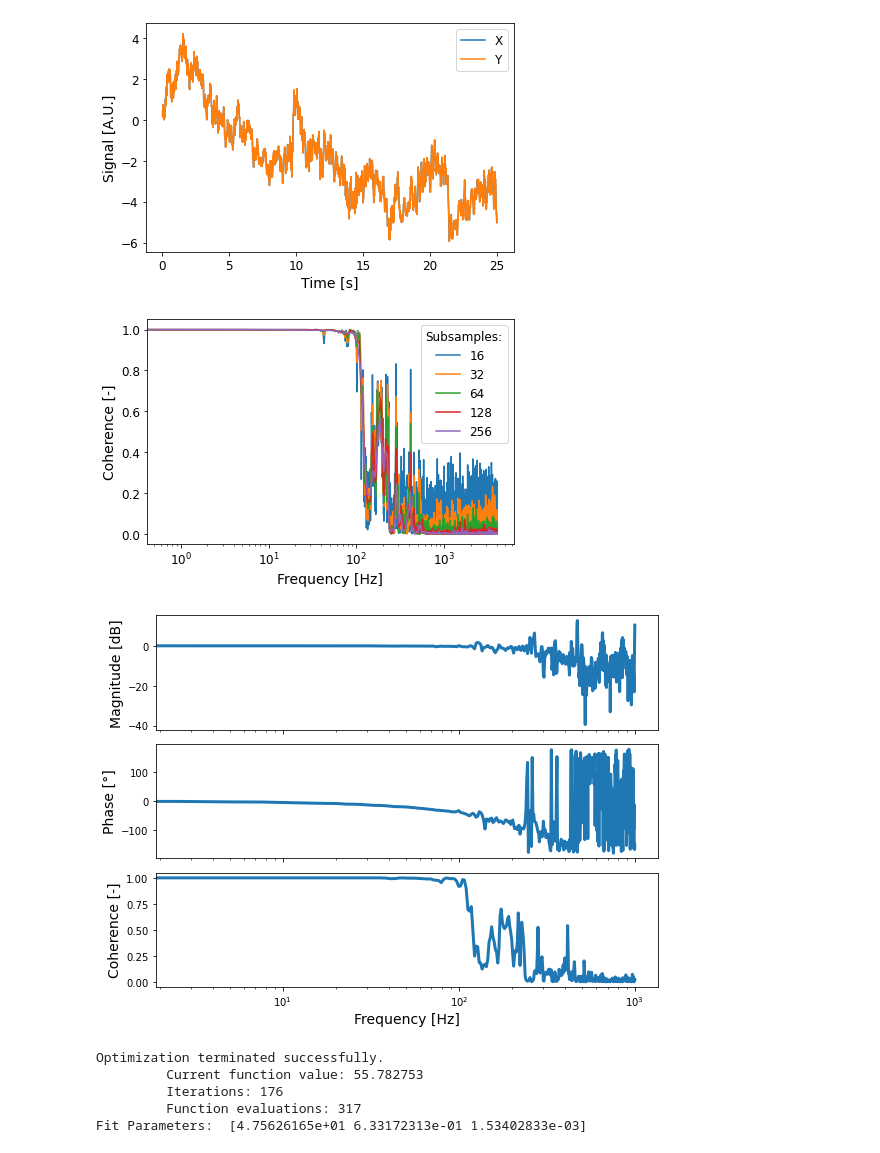
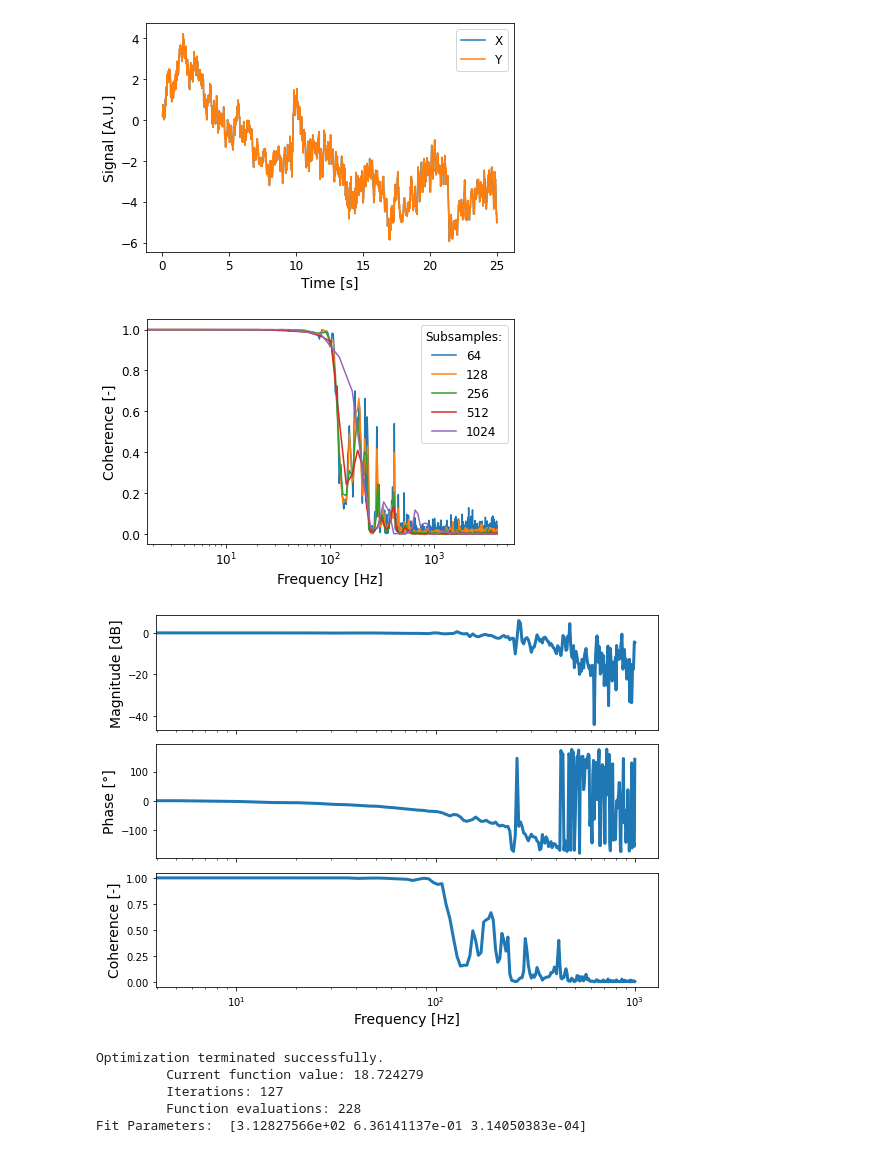
Before and after one commit to Manaffel/BCDDLFrequencyAnalysis, a Jupyter notebook: BCDDLFrequencyAnalysis Example.ipynb, the cells around one changed output. Cells and saved outputs as stored; diff of their text form; code cells hidden in the pictures.

```diff
--- a/BCDDLFrequencyAnalysis Example.ipynb
+++ b/BCDDLFrequencyAnalysis Example.ipynb
@@ -11,15 +11,15 @@ Y = data[:,2]
 # %%
 FA = BCDDLFrequencyAnalysis(T,X,Y,ZeroTime=True)
 FA.plotData(tmin=0.008,tmax=None)
-FA.plotCoherence(nmin=4,nmax=8,tmin=0.008)
-FA.plotFRF(N=64,tmin=0.008,fmax=1000)
-FA.fitLowpass(N=64,f0=100,Q0=0.7,T0=0.0001,tmin=0.008,fmax=1000,ffitmax=500)
+FA.plotCoherence(nmin=6,nmax=10,tmin=0.008)
+FA.plotFRF(N=2**7,tmin=0.008,fmax=1000)
+FA.fitLowpass(N=2**7,f0=100,Q0=0.7,T0=0.0001,tmin=0.008,fmax=1000,ffitmax=500)
 # %% [output]
 [figure]
-[figure, old version]
+[figure, new version]
-[figure, old version]
+[figure, new version]
 Optimization terminated successfully.
-         Current function value: 55.782753
-         Iterations: 176
-         Function evaluations: 317
-Fit Parameters:  [4.75626165e+01 6.33172313e-01 1.53402833e-03]
+         Current function value: 18.724279
+         Iterations: 127
+         Function evaluations: 228
+Fit Parameters:  [3.12827566e+02 6.36141137e-01 3.14050383e-04]
```
Also changed, not shown: parts of 1 cell of this notebook.
